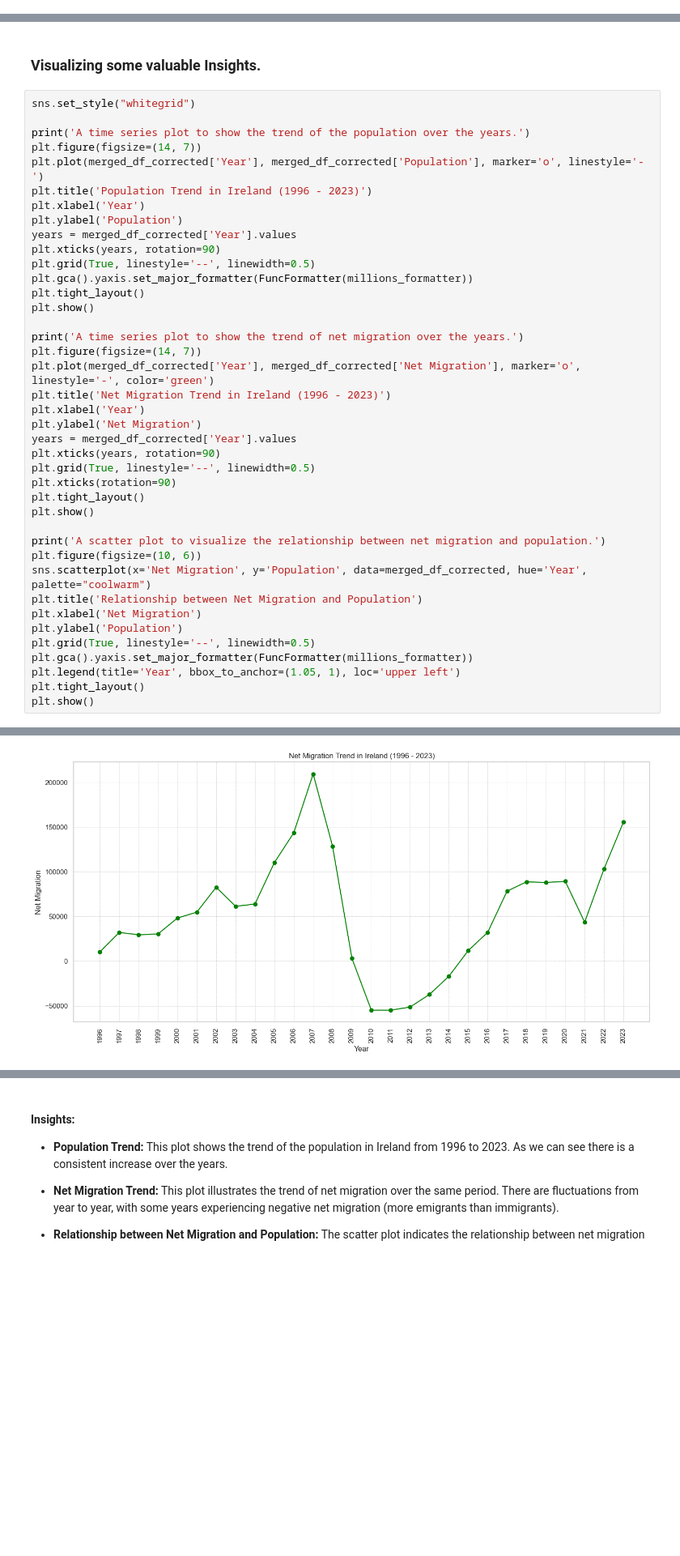
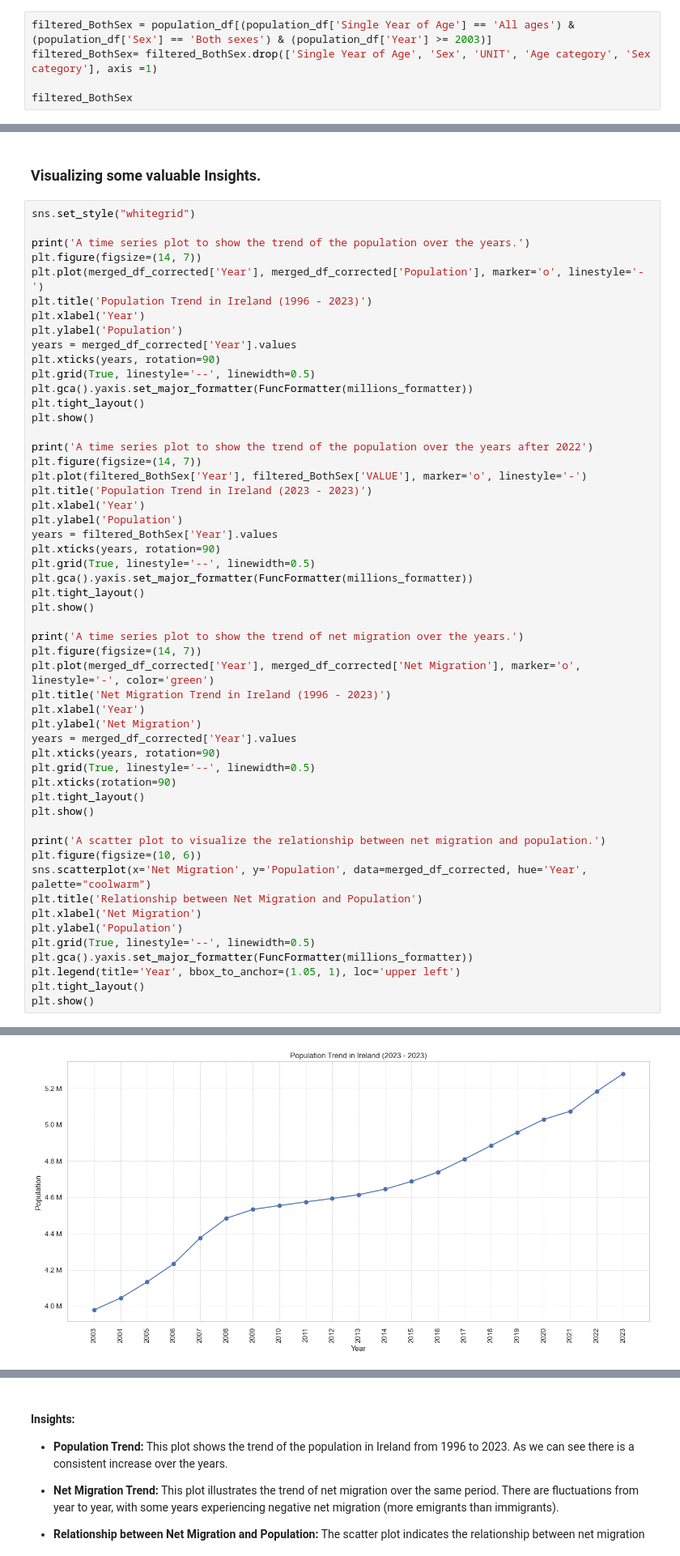
Before and after one commit to Ivkoto/DataAnalyticsMachineLearning, a Jupyter notebook: Data_Preparation/CA1_3_final_ML.ipynb, the cells around one changed output, grey strips where cells are left out. Shown at 81% size. Saved outputs shown, nothing was run; the diff lists cells and outputs as text; blank space fills up the shorter version.

```diff
--- a/Data_Preparation/CA1_3_final_ML.ipynb
+++ b/Data_Preparation/CA1_3_final_ML.ipynb
@@ -70,0 +66,5 @@ population_aggregated_corrected = population_total_corrected.groupby('Year')['VA
+# %%
+filtered_BothSex = population_df[(population_df['Single Year of Age'] == 'All ages') & (population_df['Sex'] == 'Both sexes') & (population_df['Year'] >= 2003)]
+filtered_BothSex= filtered_BothSex.drop(['Single Year of Age', 'Sex', 'UNIT', 'Age category', 'Sex category'], axis =1)
+
+filtered_BothSex
@@ -122,6 +140,19 @@ plt.title('Population Trend in Ireland (1996 - 2023)')
 plt.xlabel('Year')
 plt.ylabel('Population')
 years = merged_df_corrected['Year'].values
+plt.xticks(years, rotation=90)
+plt.grid(True, linestyle='--', linewidth=0.5)
+plt.gca().yaxis.set_major_formatter(FuncFormatter(millions_formatter))
+plt.tight_layout()
+plt.show()
+
+print('A time series plot to show the trend of the population over the years after 2022')
+plt.figure(figsize=(14, 7))
+plt.plot(filtered_BothSex['Year'], filtered_BothSex['VALUE'], marker='o', linestyle='-')
+plt.title('Population Trend in Ireland (2023 - 2023)')
+plt.xlabel('Year')
+plt.ylabel('Population')
+years = filtered_BothSex['Year'].values
 plt.xticks(years, rotation=90)
 plt.grid(True, linestyle='--', linewidth=0.5)
 plt.gca().yaxis.set_major_formatter(FuncFormatter(millions_formatter))
@@ -159 +190 @@ A time series plot to show the trend of net migration over the years.
-[figure, old version]
+[figure, new version]
```
Also changed, not shown: parts of 61 cells of this notebook.
